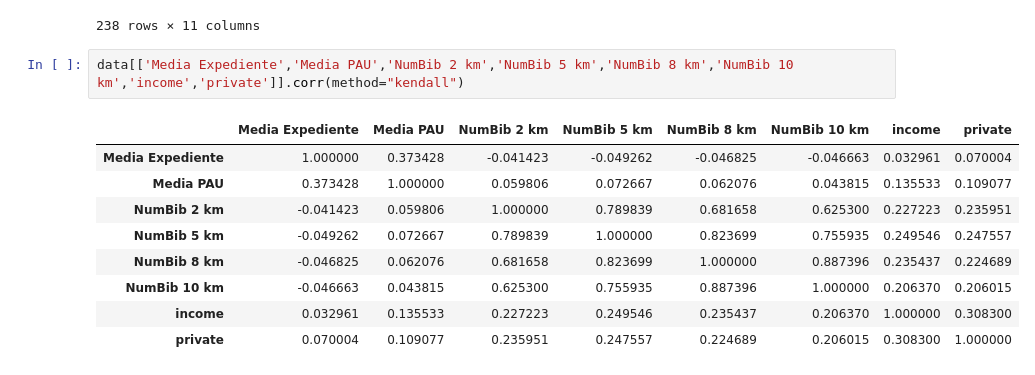
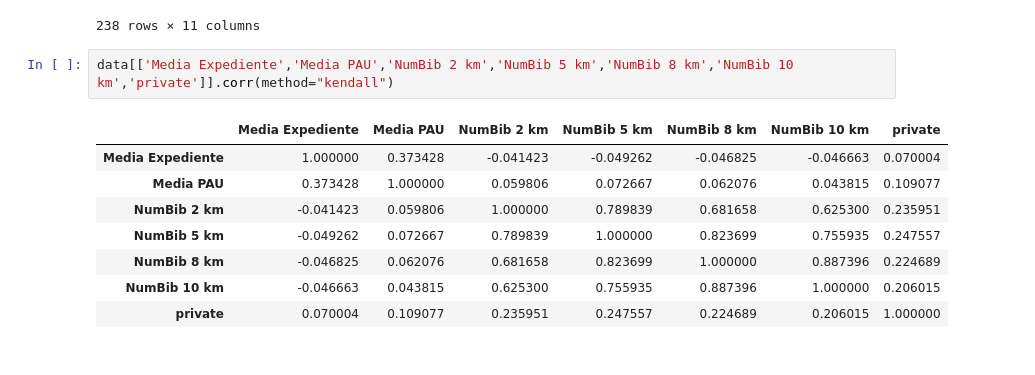
Before and after one commit to Domyy95/CDA, a Jupyter notebook: Model.ipynb, the cells around one changed output. Saved outputs shown, nothing was run; the diff lists cells and outputs as text.

```diff
--- a/Model.ipynb
+++ b/Model.ipynb
@@ -45,14 +45,13 @@ data
 | 245 | 246 | CENTRE PRIVAT CUMBRES SCHOOL | MONCADA | 8.1 | 7.1 | 3 | 15 | ... |
 238 rows × 11 columns
 # %%
-data[['Media Expediente','Media PAU','NumBib 2 km','NumBib 5 km','NumBib 8 km','NumBib 10 km','income','private']].corr(method="kendall")
+data[['Media Expediente','Media PAU','NumBib 2 km','NumBib 5 km','NumBib 8 km','NumBib 10 km','private']].corr(method="kendall")
 # %% [output]
-|  | Media Expediente | Media PAU | NumBib 2 km | NumBib 5 km | NumBib 8 km | NumBib 10 km | income | private |
-| Media Expediente | 1.000000 | 0.373428 | -0.041423 | -0.049262 | -0.046825 | -0.046663 | 0.032961 | 0.070004 |
-| Media PAU | 0.373428 | 1.000000 | 0.059806 | 0.072667 | 0.062076 | 0.043815 | 0.135533 | 0.109077 |
-| NumBib 2 km | -0.041423 | 0.059806 | 1.000000 | 0.789839 | 0.681658 | 0.625300 | 0.227223 | 0.235951 |
-| NumBib 5 km | -0.049262 | 0.072667 | 0.789839 | 1.000000 | 0.823699 | 0.755935 | 0.249546 | 0.247557 |
-| NumBib 8 km | -0.046825 | 0.062076 | 0.681658 | 0.823699 | 1.000000 | 0.887396 | 0.235437 | 0.224689 |
-| NumBib 10 km | -0.046663 | 0.043815 | 0.625300 | 0.755935 | 0.887396 | 1.000000 | 0.206370 | 0.206015 |
-| income | 0.032961 | 0.135533 | 0.227223 | 0.249546 | 0.235437 | 0.206370 | 1.000000 | 0.308300 |
-| private | 0.070004 | 0.109077 | 0.235951 | 0.247557 | 0.224689 | 0.206015 | 0.308300 | 1.000000 |
+|  | Media Expediente | Media PAU | NumBib 2 km | NumBib 5 km | NumBib 8 km | NumBib 10 km | private |
+| Media Expediente | 1.000000 | 0.373428 | -0.041423 | -0.049262 | -0.046825 | -0.046663 | 0.070004 |
+| Media PAU | 0.373428 | 1.000000 | 0.059806 | 0.072667 | 0.062076 | 0.043815 | 0.109077 |
+| NumBib 2 km | -0.041423 | 0.059806 | 1.000000 | 0.789839 | 0.681658 | 0.625300 | 0.235951 |
+| NumBib 5 km | -0.049262 | 0.072667 | 0.789839 | 1.000000 | 0.823699 | 0.755935 | 0.247557 |
+| NumBib 8 km | -0.046825 | 0.062076 | 0.681658 | 0.823699 | 1.000000 | 0.887396 | 0.224689 |
+| NumBib 10 km | -0.046663 | 0.043815 | 0.625300 | 0.755935 | 0.887396 | 1.000000 | 0.206015 |
+| private | 0.070004 | 0.109077 | 0.235951 | 0.247557 | 0.224689 | 0.206015 | 1.000000 |
```
Also changed, not shown: 1 other file.
